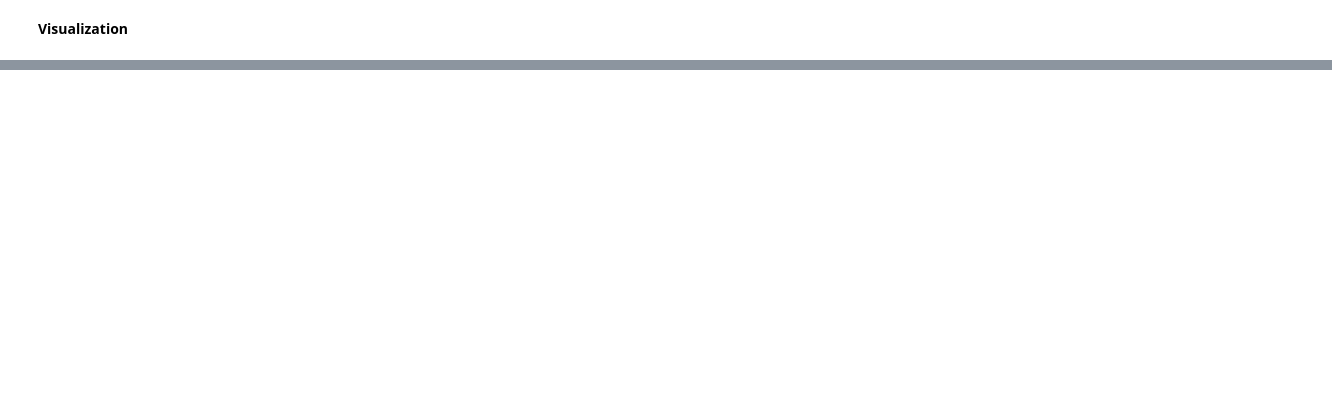
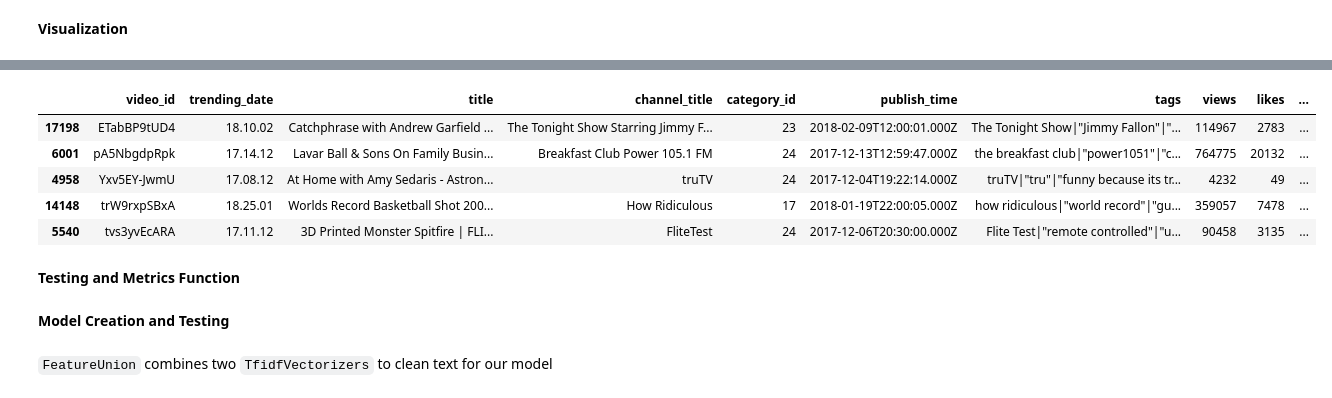
Before and after one commit to nmhaddad/youtube-machine-learning-experiments, a Jupyter notebook: cs6140projectNLP.ipynb, the cells around one changed output, grey strips where cells are left out. Saved outputs shown, nothing was run; the diff lists cells and outputs as text; code cells hidden in the pictures; blank space fills up the shorter version.

```diff
--- a/cs6140projectNLP.ipynb
+++ b/cs6140projectNLP.ipynb
@@ -613,0 +685,11 @@ plt.show()
+# %%
+UNITED_STATES_VID = "/content/drive/My Drive/cs6140 project/data/USvideos.csv"
+videos = pd.read_csv(UNITED_STATES_VID)
+
+UNITED_STATES_CAT = "/content/drive/My Drive/cs6140 project/data/US_category_id.json"
+videos_categories = pd.read_json(UNITED_STATES_CAT)
+# %%
+# source: https://www.kaggle.com/skalskip/youtube-data-exploration-and-plotly-visualization
+
+categories = {category['id']: category['snippet']['title'] for category in videos_categories['items']}
+videos.insert(4, 'category', videos['category_id'].astype(str).map(categories))
@@ -613,0 +707,39 @@ plt.show()
+# %%
+train_dataset = videos.sample(frac=0.8,random_state=12345)
+test_dataset = videos.drop(train_dataset.index)
+
+train_dataset['title'] = train_dataset['title'].apply(str)
+test_dataset['title'] = test_dataset['title'].apply(str)
+
+train_dataset.drop_duplicates(subset="title", keep="last", inplace=True)
+test_dataset.drop_duplicates(subset="title", keep="last", inplace=True)
+
+train_dataset = train_dataset.dropna()
+test_dataset = test_dataset.dropna()
+
+# get labels
+train_labels = train_dataset.pop('category')
+test_labels = test_dataset.pop('category')
+
+# min_max_scaler = preprocessing.MinMaxScaler()
+
+# # normalize train
+# x = train_dataset.values
+# normed_train = min_max_scaler.fit_transform(x)
+# train_dataset = pd.DataFrame(normed_train)
+
+# # normalize test
+# x = test_dataset.values
+# normed_test = min_max_scaler.fit_transform(x)
+# test_dataset = pd.DataFrame(normed_test)
+# %%
+train_dataset.head()
+# %% [output]
+|  | video_id | trending_date | title | channel_title | category_id | publish_time | tags | views | likes | ... |
+| 17198 | ETabBP9tUD4 | 18.10.02 | Catchphrase with Andrew Garfield ... | The Tonight Show Starring Jimmy F... | 23 | 2018-02-09T12:00:01.000Z | The Tonight Show|"Jimmy Fallon"|"... | 114967 | 2783 | ... |
+| 6001 | pA5NbgdpRpk | 17.14.12 | Lavar Ball & Sons On Family Busin... | Breakfast Club Power 105.1 FM | 24 | 2017-12-13T12:59:47.000Z | the breakfast club|"power1051"|"c... | 764775 | 20132 | ... |
+| 4958 | Yxv5EY-JwmU | 17.08.12 | At Home with Amy Sedaris - Astron... | truTV | 24 | 2017-12-04T19:22:14.000Z | truTV|"tru"|"funny because its tr... | 4232 | 49 | ... |
+| 14148 | trW9rxpSBxA | 18.25.01 | Worlds Record Basketball Shot 200... | How Ridiculous | 17 | 2018-01-19T22:00:05.000Z | how ridiculous|"world record"|"gu... | 359057 | 7478 | ... |
+| 5540 | tvs3yvEcARA | 17.11.12 | 3D Printed Monster Spitfire | FLI... | FliteTest | 24 | 2017-12-06T20:30:00.000Z | Flite Test|"remote controlled"|"u... | 90458 | 3135 | ... |
+# %% [markdown]
+**Testing and Metrics Function**
@@ -613,0 +764,4 @@ plt.show()
+# %% [markdown]
+**Model Creation and Testing**
+# %% [markdown]
+`FeatureUnion` combines two `TfidfVectorizers` to clean text for our model
```
Also changed, not shown: parts of 31 cells of this notebook.
